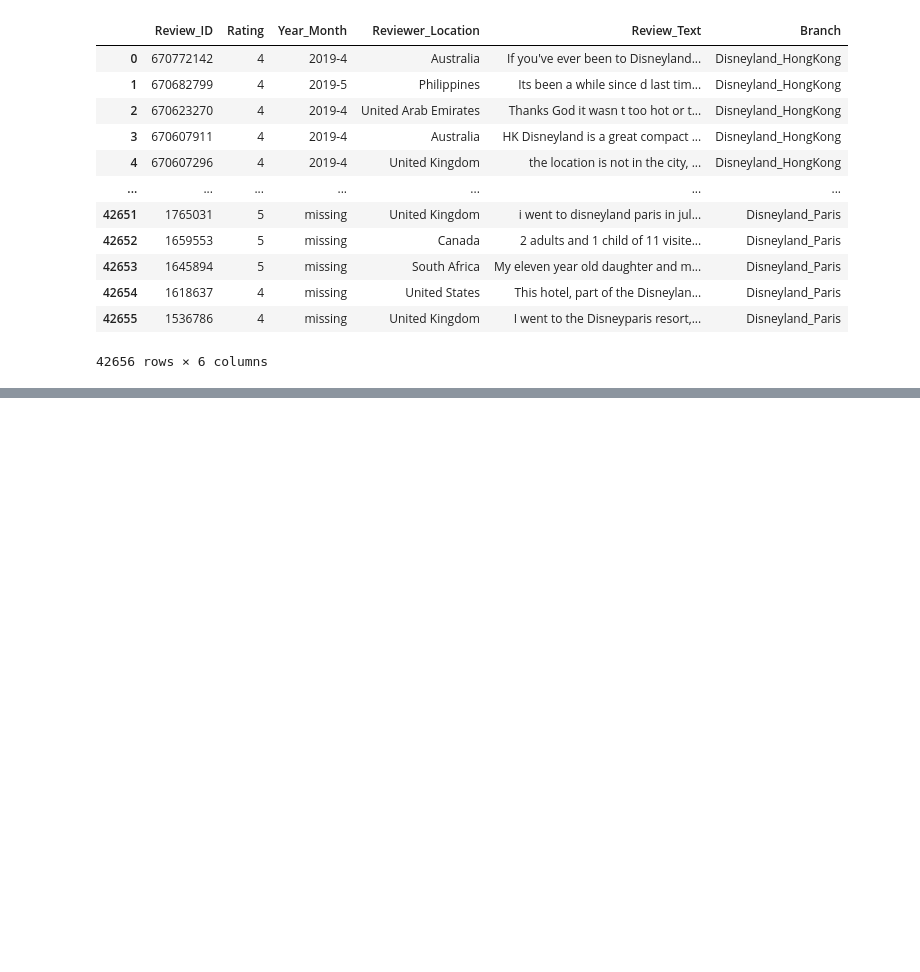
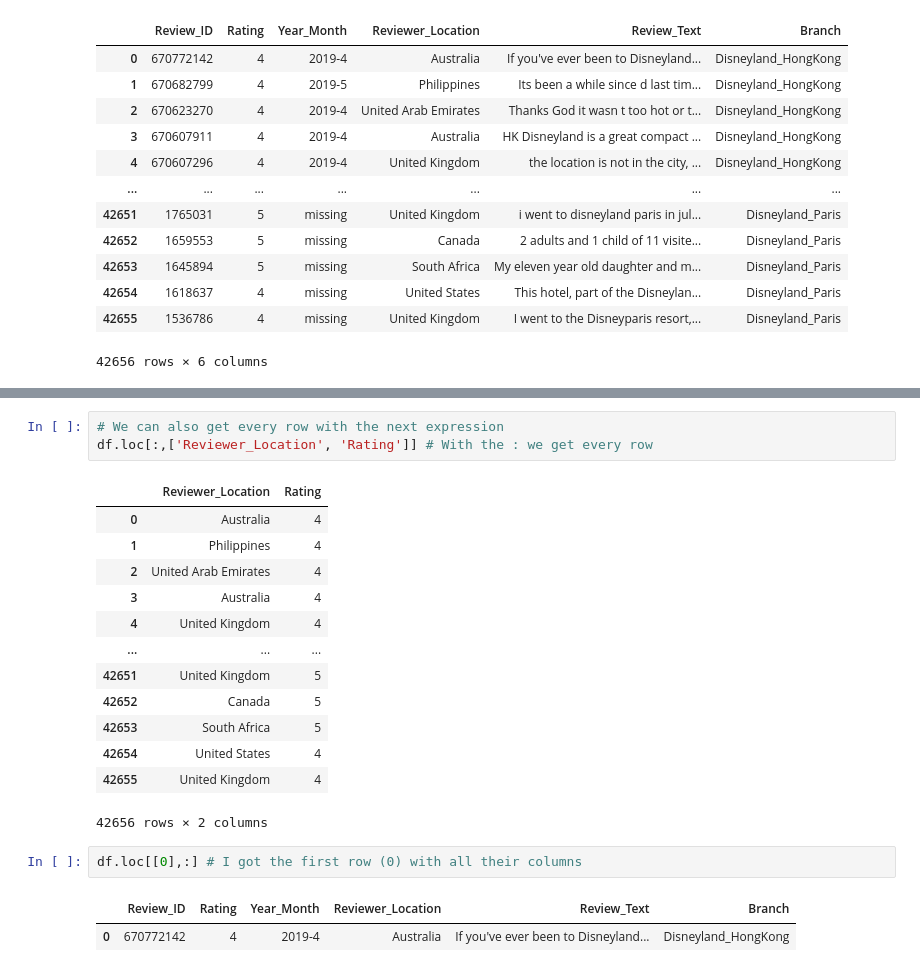
Before and after one commit to 39cam/DataScience, a Jupyter notebook: first_try.ipynb, the cells around one changed output, grey strips where cells are left out. Drawn from its saved outputs; the diff is of its cells as text; blank space fills up the shorter version.

```diff
--- a/first_try.ipynb
+++ b/first_try.ipynb
@@ -37,0 +74,22 @@ df.tail(3)
+# %%
+# We can also get every row with the next expression
+df.loc[:,['Reviewer_Location', 'Rating']] # With the : we get every row
+# %% [output]
+|  | Reviewer_Location | Rating |
+| 0 | Australia | 4 |
+| 1 | Philippines | 4 |
+| 2 | United Arab Emirates | 4 |
+| 3 | Australia | 4 |
+| 4 | United Kingdom | 4 |
+| ... | ... | ... |
+| 42651 | United Kingdom | 5 |
+| 42652 | Canada | 5 |
+| 42653 | South Africa | 5 |
+| 42654 | United States | 4 |
+| 42655 | United Kingdom | 4 |
+42656 rows × 2 columns
+# %%
+df.loc[[0],:] # I got the first row (0) with all their columns
+# %% [output]
+|  | Review_ID | Rating | Year_Month | Reviewer_Location | Review_Text | Branch |
+| 0 | 670772142 | 4 | 2019-4 | Australia | If you've ever been to Disneyland... | Disneyland_HongKong |
```
Also changed, not shown: parts of 13 cells of this notebook.
